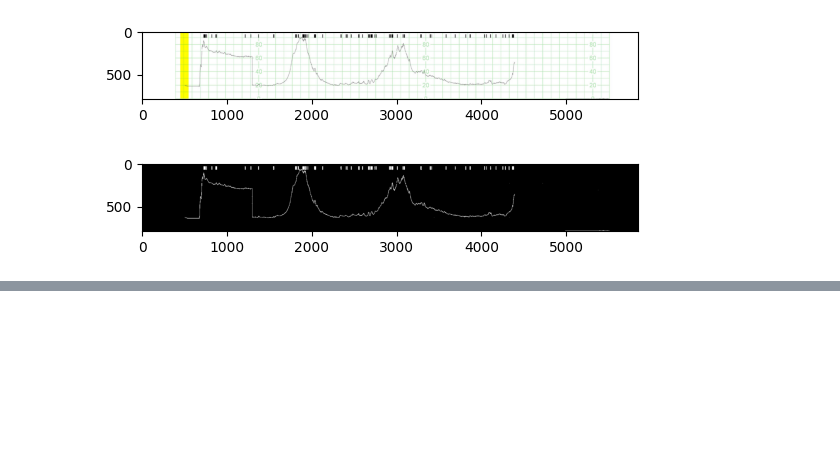
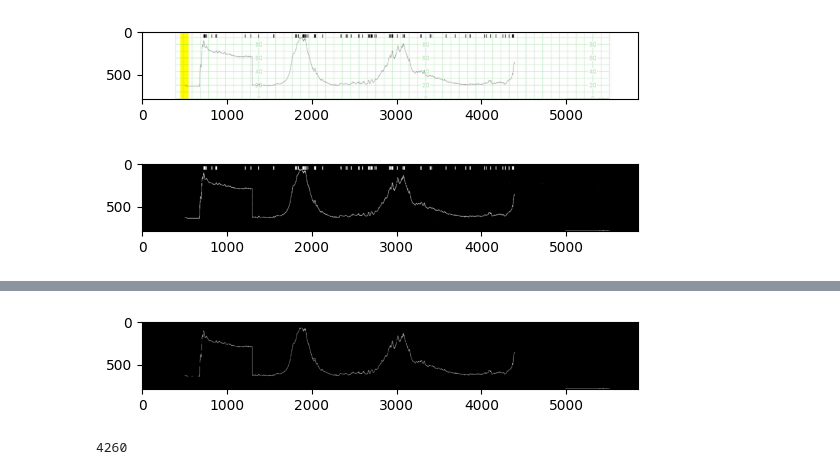
Before and after one commit to bayonapro/bitsxlamarato-2023, a Jupyter notebook: get_data.ipynb, the cells around one changed output, grey strips where cells are left out. Saved outputs shown, nothing was run; the diff lists cells and outputs as text; code cells hidden in the pictures; blank space fills up the shorter version.

```diff
--- a/get_data.ipynb
+++ b/get_data.ipynb
@@ -187,0 +195,14 @@ imshow(contraction_graph_filtered, use_cv=True)
+# %%
+contraction_graph_mask = np.uint8(np.zeros(contraction_graph_filtered.shape))
+cv.rectangle(contraction_graph_mask, (0, 80), contraction_graph_mask.shape[::-1], 255, -1)
+
+contraction_graph_final = cv.bitwise_and(contraction_graph_filtered, contraction_graph_filtered, mask=contraction_graph_mask)
+_, contraction_graph_final = cv.threshold(contraction_graph_final, 0, 255, cv.THRESH_BINARY)
+imshow(contraction_graph_final)
+# %% [output]
+[figure, added]
+# %%
+contraction_data_points = get_white_contour_points(contraction_graph_final, 'contraction_points.csv')
+len(contraction_data_points)
+# %% [output]
+4260
```
Also changed, not shown: parts of 13 cells of this notebook, 1 other file.
